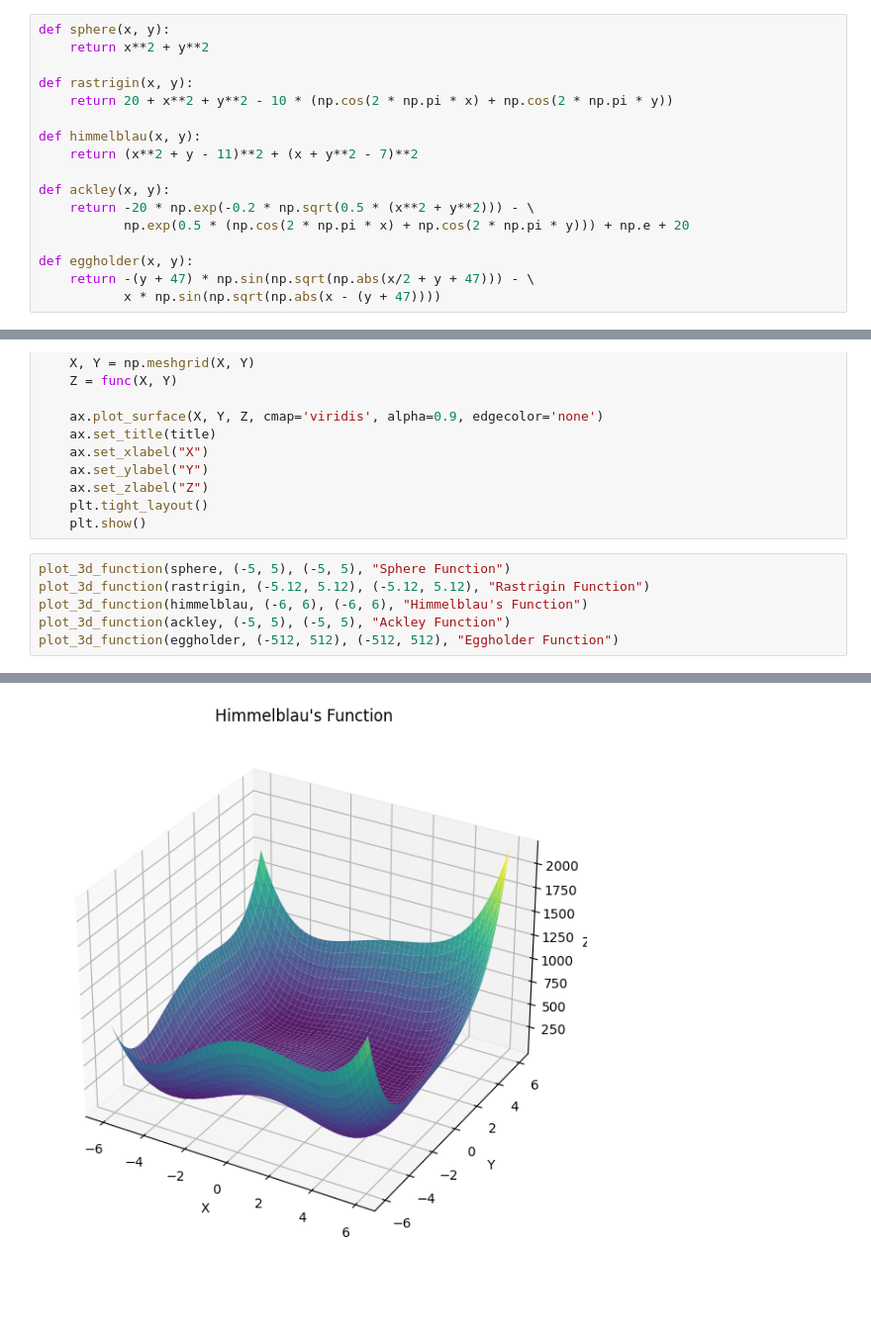
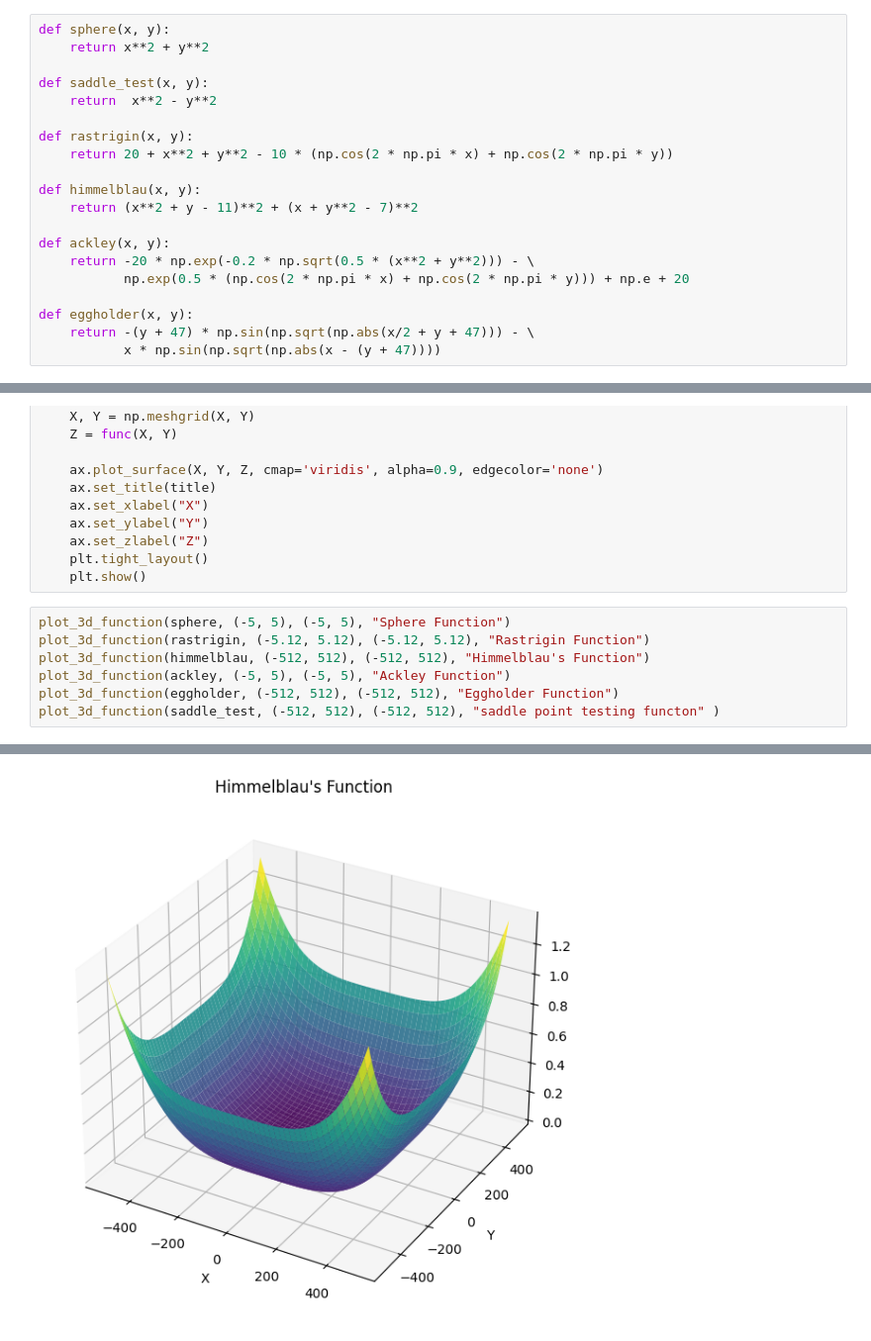
Before and after one commit to Mikolaj-MLP/Optimization-methods, a Jupyter notebook: Optimization_methods.ipynb, the cells around one changed output, grey strips where cells are left out. Shown at 99% size. Saved outputs shown, nothing was run; the diff lists cells and outputs as text; blank space fills up the shorter version.

```diff
--- a/Optimization_methods.ipynb
+++ b/Optimization_methods.ipynb
@@ -7,6 +8,9 @@ from Gradient_based_methods import *
 # %%
 def sphere(x, y):
     return x**2 + y**2
+
+def saddle_test(x, y):
+    return  x**2 - y**2
 
 def rastrigin(x, y):
     return 20 + x**2 + y**2 - 10 * (np.cos(2 * np.pi * x) + np.cos(2 * np.pi * y))
@@ -41,12 +117,13 @@ def plot_3d_function(func, xlim, ylim, title):
 # %%
 plot_3d_function(sphere, (-5, 5), (-5, 5), "Sphere Function")
 plot_3d_function(rastrigin, (-5.12, 5.12), (-5.12, 5.12), "Rastrigin Function")
-plot_3d_function(himmelblau, (-6, 6), (-6, 6), "Himmelblau's Function")
+plot_3d_function(himmelblau, (-512, 512), (-512, 512), "Himmelblau's Function")
 plot_3d_function(ackley, (-5, 5), (-5, 5), "Ackley Function")
 plot_3d_function(eggholder, (-512, 512), (-512, 512), "Eggholder Function")
+plot_3d_function(saddle_test, (-512, 512), (-512, 512), "saddle point testing functon" )
 # %% [output]
 [figure]
 [figure]
-[figure, old version]
+[figure, new version]
 [figure]
 [figure]
```
Also changed, not shown: parts of 9 cells of this notebook.
